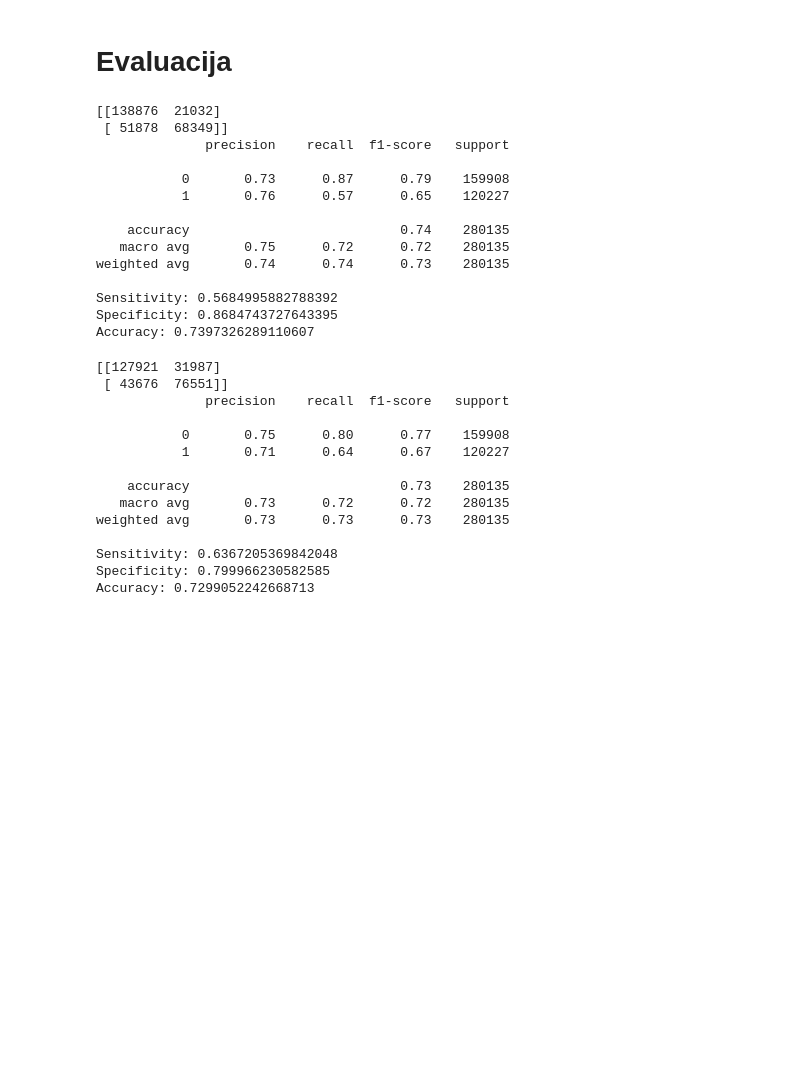
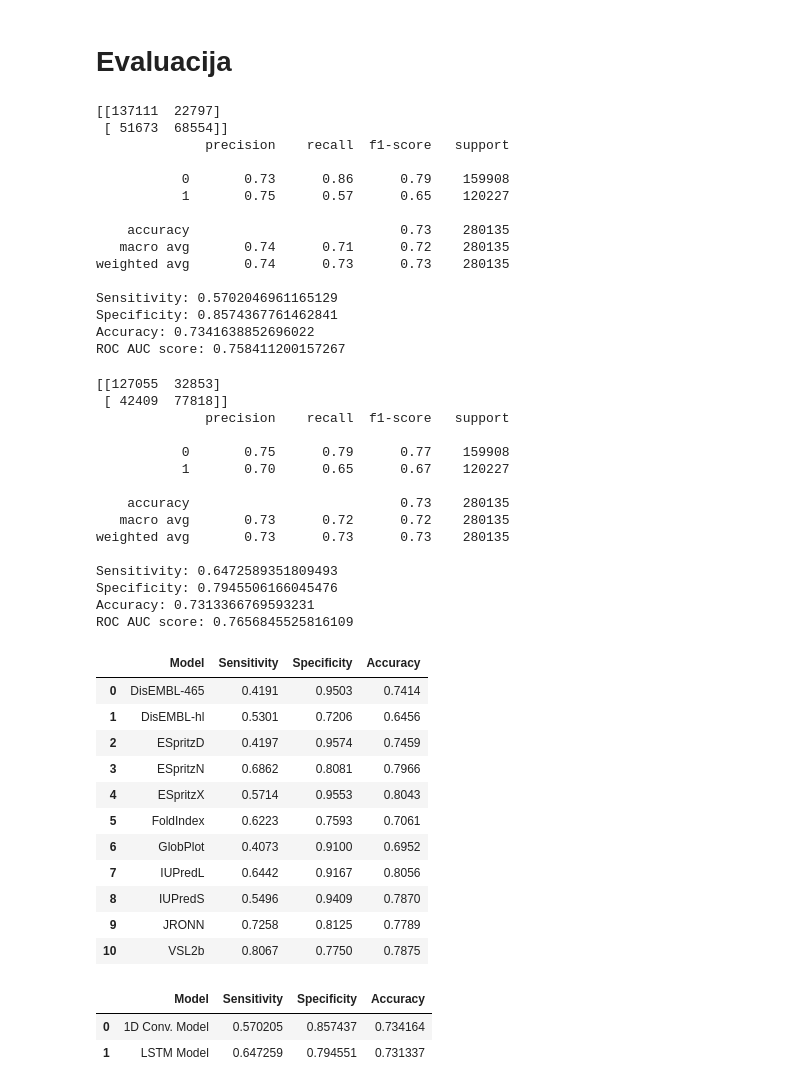
Before and after one commit to jovanbengin/matf-ml-protein-prediction, a Jupyter notebook: 02_model_training.ipynb, the cells around one changed output. Cells and saved outputs as stored; diff of their text form; code cells hidden in the pictures; blank space fills up the shorter version.

```diff
--- a/02_model_training.ipynb
+++ b/02_model_training.ipynb
@@ -461,34 +466,76 @@ def evaluate_model(model, evaluation_loader, threshold):
 # %%
-evaluate_model(conv_model, test_loader, threshold = 0.5)
+conv_stats = evaluate_model(conv_model, test_loader, threshold = 0.5)
 # %% [output]
-[[138876  21032]
- [ 51878  68349]]
+[[137111  22797]
+ [ 51673  68554]]
               precision    recall  f1-score   support
 
-           0       0.73      0.87      0.79    159908
-           1       0.76      0.57      0.65    120227
+           0       0.73      0.86      0.79    159908
+           1       0.75      0.57      0.65    120227
 
-    accuracy                           0.74    280135
-   macro avg       0.75      0.72      0.72    280135
-weighted avg       0.74      0.74      0.73    280135
+    accuracy                           0.73    280135
+   macro avg       0.74      0.71      0.72    280135
+weighted avg       0.74      0.73      0.73    280135
 
-Sensitivity: 0.5684995882788392
-Specificity: 0.8684743727643395
-Accuracy: 0.7397326289110607
+Sensitivity: 0.5702046961165129
+Specificity: 0.8574367761462841
+Accuracy: 0.7341638852696022
+ROC AUC score: 0.758411200157267
 # %%
-evaluate_model(lstm_model, test_loader, threshold = 0.3)
+lstm_stats = evaluate_model(lstm_model, test_loader, threshold = 0.5)
 # %% [output]
-[[127921  31987]
- [ 43676  76551]]
+[[127055  32853]
+ [ 42409  77818]]
               precision    recall  f1-score   support
 
-           0       0.75      0.80      0.77    159908
-           1       0.71      0.64      0.67    120227
+           0       0.75      0.79      0.77    159908
+           1       0.70      0.65      0.67    120227
 
     accuracy                           0.73    280135
    macro avg       0.73      0.72      0.72    280135
 weighted avg       0.73      0.73      0.73    280135
 
-Sensitivity: 0.6367205369842048
-Specificity: 0.799966230582585
-Accuracy: 0.7299052242668713
+Sensitivity: 0.6472589351809493
+Specificity: 0.7945506166045476
+Accuracy: 0.7313366769593231
+ROC AUC score: 0.7656845525816109
+# %%
+existing_models = pd.DataFrame([
+    ("DisEMBL-465", 0.4191, 0.9503, 0.7414),
+    ("DisEMBL-hl", 0.5301, 0.7206, 0.6456),
+    ("ESpritzD", 0.4197, 0.9574, 0.7459),
+    ("ESpritzN", 0.6862, 0.8081, 0.7966),
+    ("ESpritzX", 0.5714, 0.9553, 0.8043),
+    ("FoldIndex", 0.6223, 0.7593, 0.7061),
+    ("GlobPlot", 0.4073, 0.9100, 0.6952),
+    ("IUPredL", 0.6442, 0.9167, 0.8056),
+    ("IUPredS", 0.5496, 0.9409, 0.7870),
+    ("JRONN", 0.7258, 0.8125, 0.7789),
+    ("VSL2b", 0.8067, 0.7750, 0.7875),
+], columns=["Model", "Sensitivity", "Specificity", "Accuracy"])
+
+existing_models
+# %% [output]
+|  | Model | Sensitivity | Specificity | Accuracy |
+| 0 | DisEMBL-465 | 0.4191 | 0.9503 | 0.7414 |
+| 1 | DisEMBL-hl | 0.5301 | 0.7206 | 0.6456 |
+| 2 | ESpritzD | 0.4197 | 0.9574 | 0.7459 |
+| 3 | ESpritzN | 0.6862 | 0.8081 | 0.7966 |
+| 4 | ESpritzX | 0.5714 | 0.9553 | 0.8043 |
+| 5 | FoldIndex | 0.6223 | 0.7593 | 0.7061 |
+| 6 | GlobPlot | 0.4073 | 0.9100 | 0.6952 |
+| 7 | IUPredL | 0.6442 | 0.9167 | 0.8056 |
+| 8 | IUPredS | 0.5496 | 0.9409 | 0.7870 |
+| 9 | JRONN | 0.7258 | 0.8125 | 0.7789 |
+| 10 | VSL2b | 0.8067 | 0.7750 | 0.7875 |
+# %%
+project_models = pd.DataFrame([
+    ("1D Conv. Model", conv_stats['sensitivity'], conv_stats['specificity'], conv_stats['accuracy']),
+    ("LSTM Model", lstm_stats['sensitivity'], lstm_stats['specificity'], lstm_stats['accuracy'])
+], columns=["Model", "Sensitivity", "Specificity", "Accuracy"])
+
+project_models
+# %% [output]
+|  | Model | Sensitivity | Specificity | Accuracy |
+| 0 | 1D Conv. Model | 0.570205 | 0.857437 | 0.734164 |
+| 1 | LSTM Model | 0.647259 | 0.794551 | 0.731337 |
```
Also changed, not shown: parts of 17 cells of this notebook, 5 other files.
